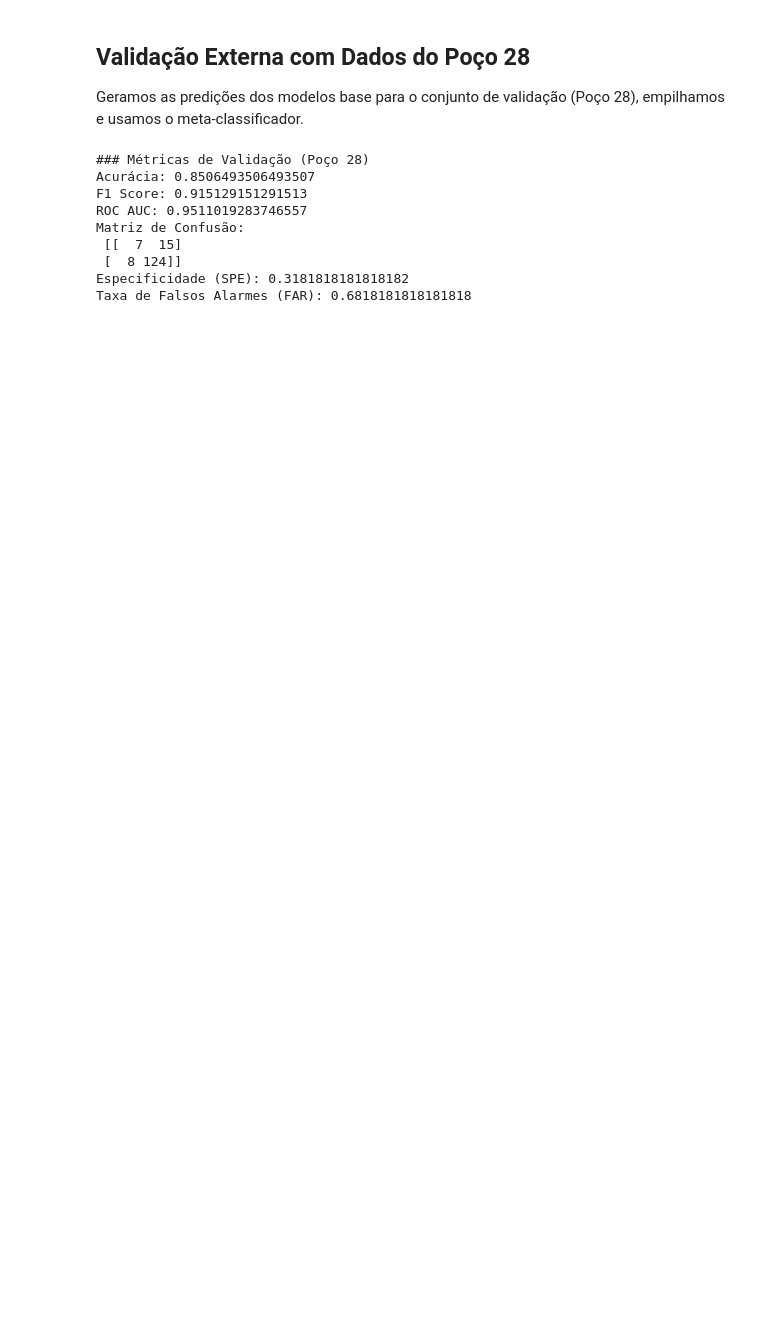
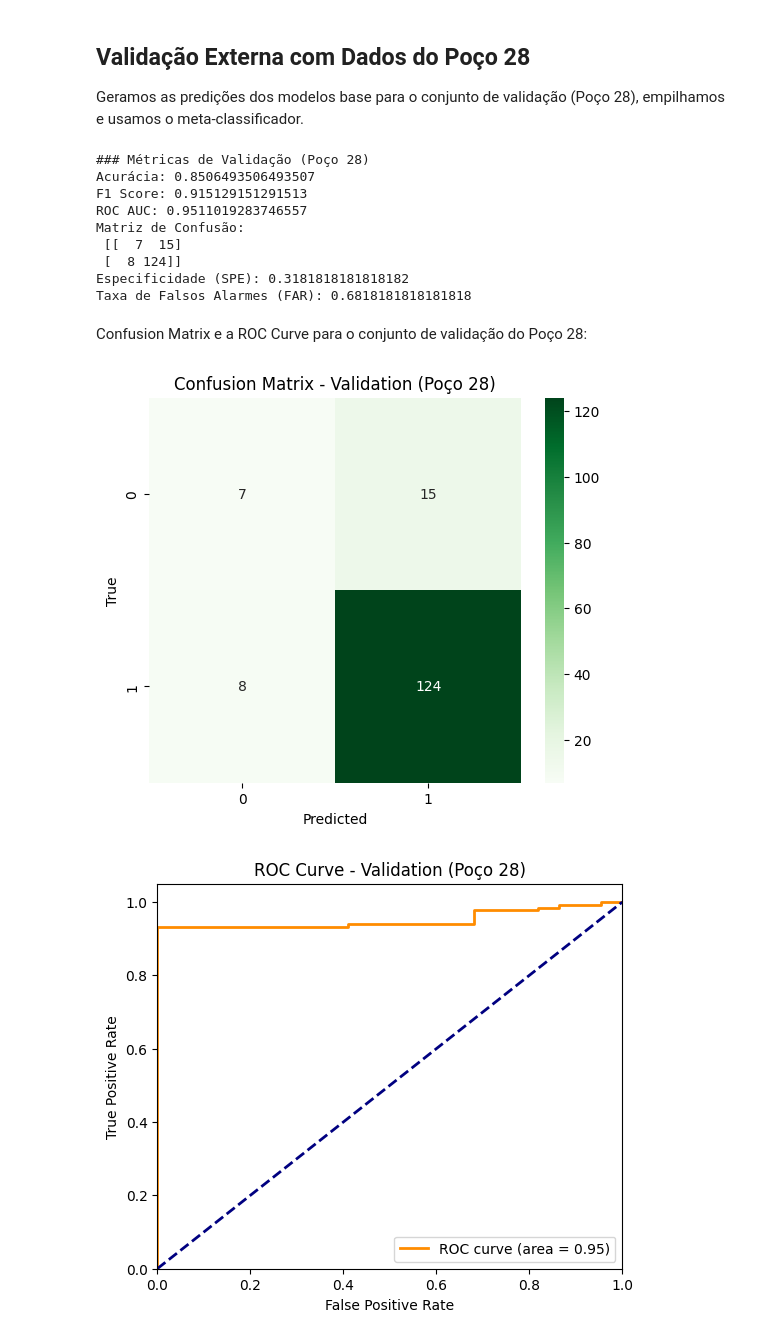
Before and after one commit to castrokelly/Data-Science, a Jupyter notebook: Poços_27_e_28.ipynb, the cells around one changed output. Cells and saved outputs as stored; diff of their text form; code cells hidden in the pictures; blank space fills up the shorter version.

```diff
--- a/Poços_27_e_28.ipynb
+++ b/Poços_27_e_28.ipynb
@@ -408,3 +438,32 @@ Matriz de Confusão:
  [  8 124]]
 Especificidade (SPE): 0.3181818181818182
 Taxa de Falsos Alarmes (FAR): 0.6818181818181818
+# %% [markdown]
+Confusion Matrix e a ROC Curve para o conjunto de validação do Poço 28:
+# %%
+# Confusion Matrix - Validação
+plt.figure(figsize=(6,5))
+sns.heatmap(cm_val, annot=True, fmt="d", cmap="Greens")
+plt.title("Confusion Matrix - Validation (Poço 28)")
+plt.xlabel("Predicted")
+plt.ylabel("True")
+plt.show()
+
+# ROC Curve - Validação
+meta_val_proba = meta_clf.predict_proba(X_meta_val)[:,1]
+fpr_val, tpr_val, thresholds_val = roc_curve(target_well28, meta_val_proba)
+roc_auc_val_value = auc(fpr_val, tpr_val)
+
+plt.figure(figsize=(6,5))
+plt.plot(fpr_val, tpr_val, color='darkorange', lw=2, label=f'ROC curve (area = {roc_auc_val_value:.2f})')
+plt.plot([0,1], [0,1], color='navy', lw=2, linestyle='--')
+plt.xlim([0.0, 1.0])
+plt.ylim([0.0, 1.05])
+plt.xlabel("False Positive Rate")
+plt.ylabel("True Positive Rate")
+plt.title("ROC Curve - Validation (Poço 28)")
+plt.legend(loc="lower right")
+plt.show()
+# %% [output]
+[figure, added]
+[figure, added]
```
Also changed, not shown: parts of 3 cells of this notebook.
